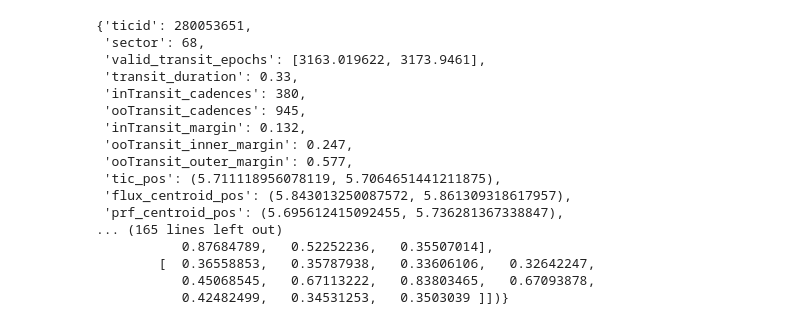
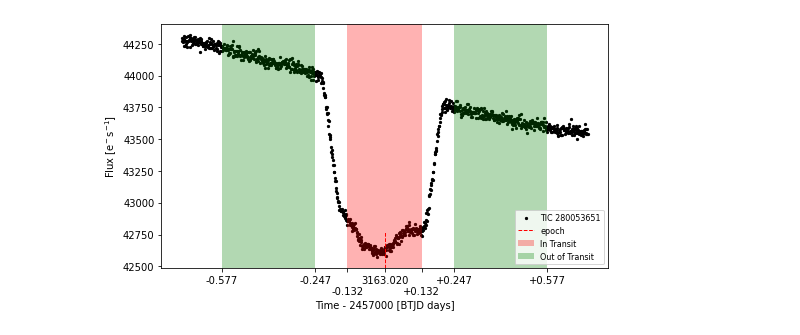
Before and after one commit to exo-pt/TESS-Centroid_vetting, a Jupyter notebook: examples/Demo_TessCentroidVetting.ipynb, the cells around one changed output. Cells and saved outputs as stored; diff of their text form; code cells hidden in the pictures.

```diff
--- a/examples/Demo_TessCentroidVetting.ipynb
+++ b/examples/Demo_TessCentroidVetting.ipynb
@@ -83,21 +81,5 @@ for r in range(7):
 # %%
-# last run
-results
+#
+show_transit_margins(tpf, ttimes[0], tot_dur, interact=False)
 # %% [output]
-{'ticid': 280053651,
- 'sector': 68,
- 'valid_transit_epochs': [3163.019622, 3173.9461],
- 'transit_duration': 0.33,
- 'inTransit_cadences': 380,
- 'ooTransit_cadences': 945,
- 'inTransit_margin': 0.132,
- 'ooTransit_inner_margin': 0.247,
- 'ooTransit_outer_margin': 0.577,
- 'tic_pos': (5.711118956078119, 5.7064651441211875),
- 'flux_centroid_pos': (5.843013250087572, 5.861309318617957),
- 'prf_centroid_pos': (5.695612415092455, 5.736281367338847),
-... (165 lines left out)
-           0.87684789,   0.52252236,   0.35507014],
-        [  0.36558853,   0.35787938,   0.33606106,   0.32642247,
-           0.45068545,   0.67113222,   0.83803465,   0.67093878,
-           0.42482499,   0.34531253,   0.3503039 ]])}
+[figure, added]
```
Also changed, not shown: parts of 5 cells of this notebook.
